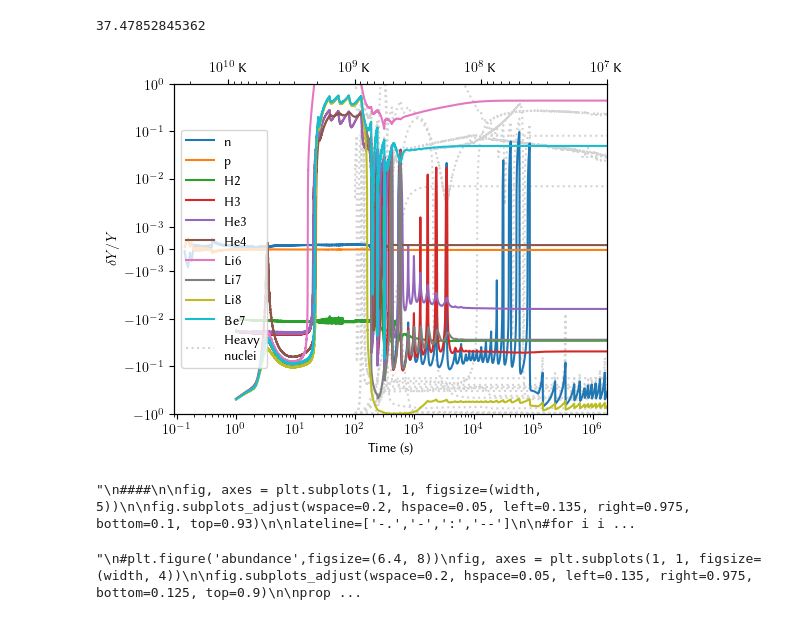
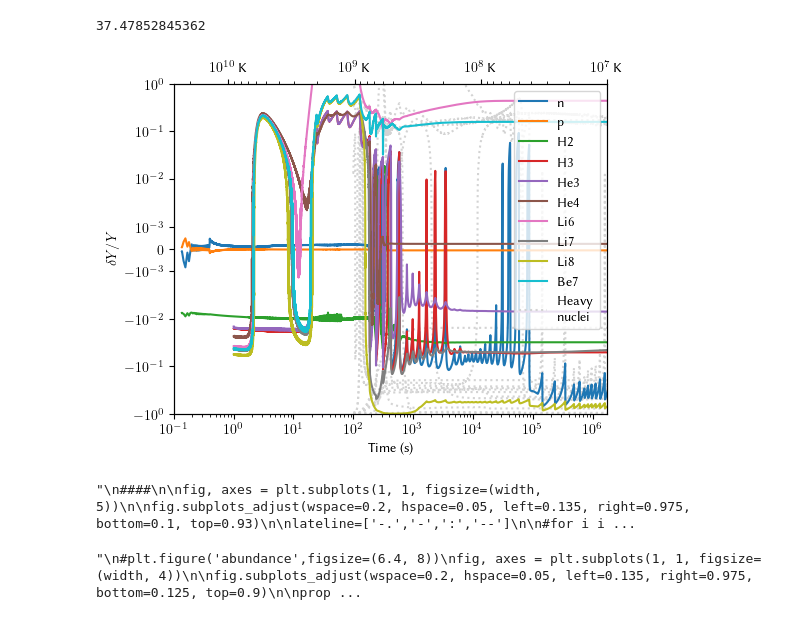
Before and after one commit to hansbdein/Speciale, a Jupyter notebook: Altertimecompare.ipynb, the cells around one changed output. Saved outputs shown, nothing was run; the diff lists cells and outputs as text; code cells hidden in the pictures.

```diff
--- a/Altertimecompare.ipynb
+++ b/Altertimecompare.ipynb
@@ -929,7 +932,7 @@ t_start=[t_ini,1*timeunit,100*timeunit,t_max]
 etatestt=t_max#1e4*timeunit
 #Solve the system
 #initial conditions
-Altern_b_ini=n_b_ini/(T_cache(etatestt)*a_cache(etatestt))**3*(AlterT_cache(etatestt)*Altera_cache(etatestt))**3
+Altern_b_ini= 6.0913/6.1*n_b_ini/(T_cache(etatestt)*a_cache(etatestt))**3*(AlterT_cache(etatestt)*Altera_cache(etatestt))**3
 AltersolY=np.array([[1/(np.exp(Q/AlterT_cache(t_start[0]))+1)],[1/(np.exp(-Q/AlterT_cache(t_start[0]))+1)]])
 Altersoltime=np.array([t_start[0]])
 Alterevals=0
@@ -1289,18 +1292,18 @@ plt.plot(Altersoltime/timeunit, (AltersolY[19])/AltersolY[19]**2,':',color='ligh
 #plt.axvline(soltime[1150]/timeunit)
 plt.xlabel('Time (s)')
 plt.ylabel(r'$\delta Y/Y$')
-xlims=(0.09,t_max/timeunit)
+xlims=(0.1,t_max/timeunit)
 plt.ylim(-1,1)
 plt.xlim(*xlims)
 plt.xscale('log')
 plt.yscale('symlog',linthresh=1.2e-3,linscale=0.5)
 
-plt.legend(loc='center left')
+plt.legend(loc='upper right')
 plt.twiny()
 plt.xscale('log')
 plt.xlim(*(AlterT_cache(timeunit*t)*TMeV2T9*1e9  for t in xlims))
 plt.gca().xaxis.set_major_formatter(AddK())
-#fig.savefig('TeX/figures/AlterratesBBNdeltaY.pdf')
+#fig.savefig('TeX/figures/AlterBBNdeltaY.pdf')
 plt.show()
 '''
 ####
@@ -1315,34 +1318,34 @@ lateline=['-.','-',':','--']
 #    plt.plot(soltime/timeunit, A[i]*solY[i],lateline[(Z[i]-A[i])% 4], color=colors[A[i]-8], label=Y_labels[i])
 
 for i in range(10,fnNucs):
     plt.plot(Altersoltime/timeunit, (data[:nmaxindex+1,i+3]-AltersolY[i])/AltersolY[i],'-' if i==11 else lateline[A[i]% 4], color=colors[(i-11)//4], label=Y_labels[i])
 
 
 
 #plt.plot(soltime/timeunit, A[10]*solY[10],'k:', label='Be9')
 #for i in range(11,fnNucs):
 #    plt.plot(soltime/timeunit, A[i]*solY[i],lateline[i], color=colors[i% 4], label=Y_labels[i])
 
 
 #plt.axvline(soltime[1200]/timeunit)
 plt.xlabel('Time (s)')
 plt.ylabel('abundance ratio')
 plt.ylim(-1,1)
 xlims=(10,2e4)
 plt.xlim(*xlims)
 plt.xscale('log')
 #plt.yscale('log')
 plt.legend(loc='center left')
 plt.twiny()
 plt.xscale('log')
 plt.xlim(*(T_cache(timeunit*t)*TMeV2T9*1e9 for t in xlims))
 plt.gca().xaxis.set_major_formatter(AddK())
 
 #fig.savefig('TeX/figures/abundanceheavy.pdf')
 plt.show()
 '''
 # %% [output]
-[figure, old version]
+[figure, new version]
 "\n####\n\nfig, axes = plt.subplots(1, 1, figsize=(width, 5))\n\nfig.subplots_adjust(wspace=0.2, hspace=0.05, left=0.135, right=0.975, bottom=0.1, top=0.93)\n\nlateline=['-.','-',':','--']\n\n#for i i ...
 # %%
 # Plot the results
```
Also changed, not shown: parts of 20 cells of this notebook, 25 other files.
